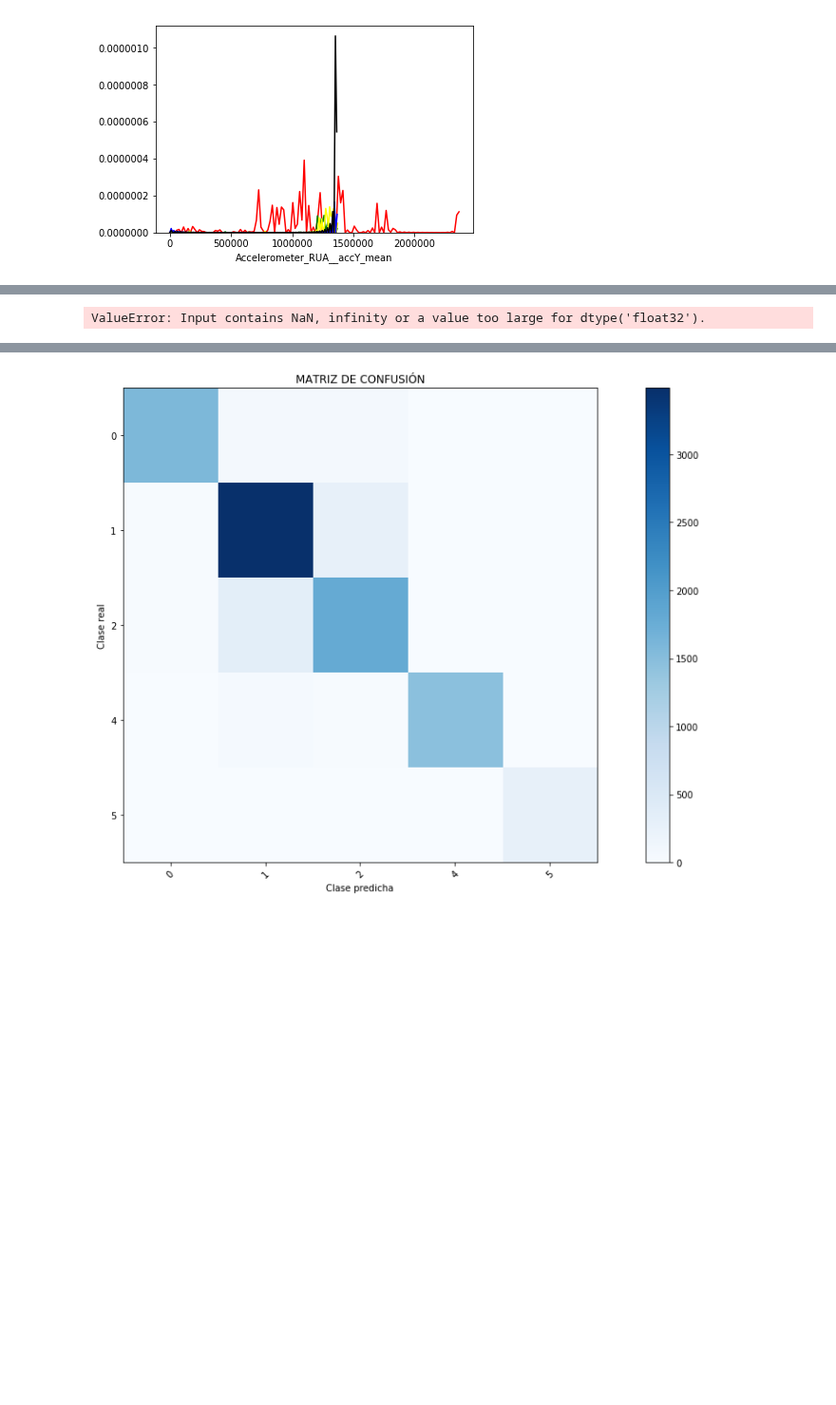
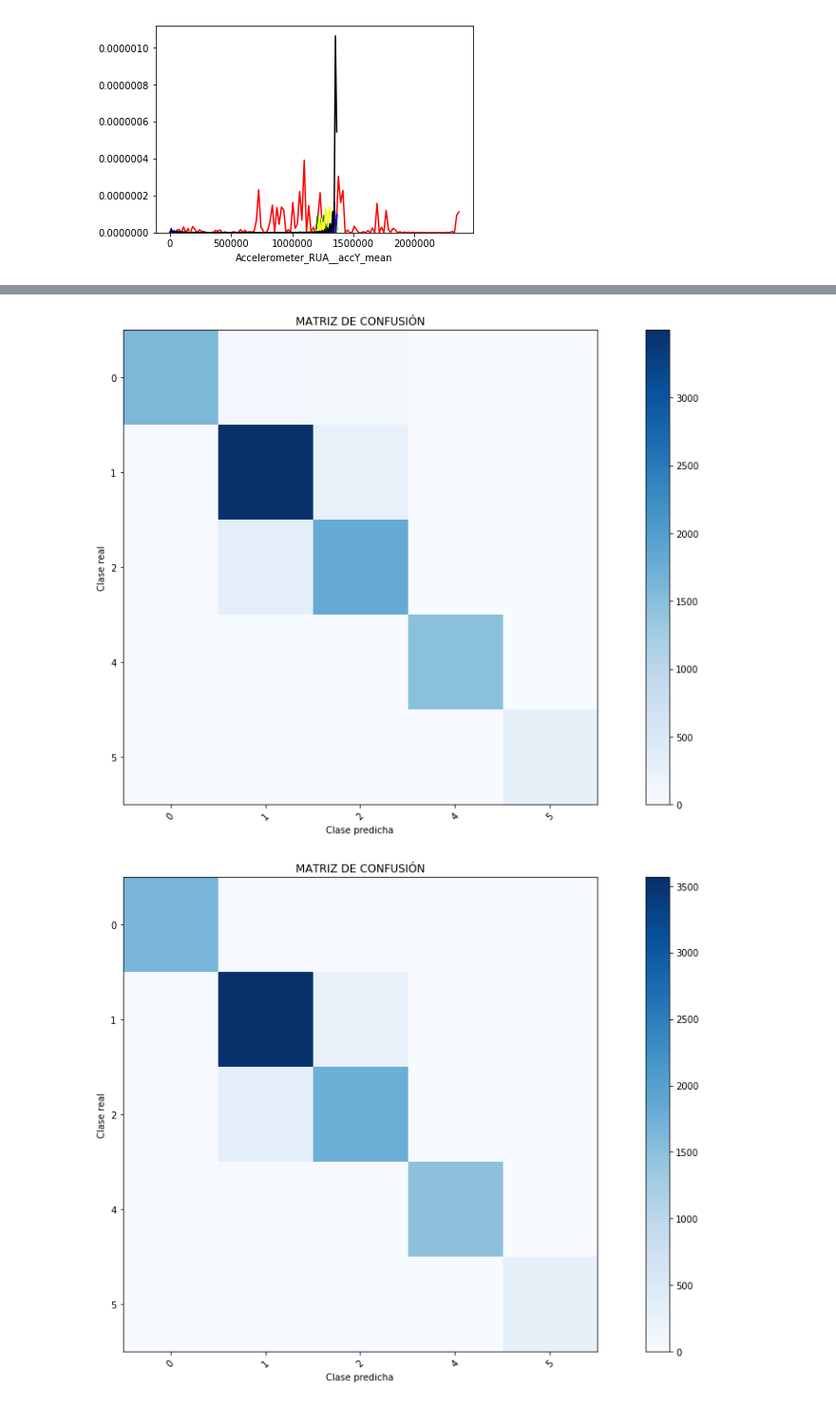
Before and after one commit to jormartin77/opportunity, a Jupyter notebook: opportunity.ipynb, the cells around one changed output, grey strips where cells are left out. Shown at 95% size. Cells and saved outputs as stored; diff of their text form; code cells hidden in the pictures; blank space fills up the shorter version.

```diff
--- a/opportunity.ipynb
+++ b/opportunity.ipynb
@@ -82,7 +82,7 @@ def plot_confusion_matrix(cm, names, title='MATRIZ DE CONFUSIÓN', cmap=plt.cm.B
     plt.xlabel('Clase predicha')
 
 
-def exercise_1 (fall_data):
+def excercise_1 (fall_data):
     # Excercise 1
     # Random train test split
 
@@ -130,7 +130,7 @@ def exercise_1 (fall_data):
     plt.figure(figsize=(15,8))
     plot_confusion_matrix(confusion_matrix(y_test,y_pred), labels)
 
-def excersise_2 (fall_data):
+def excercise_2 (fall_data):
     # Excercise 2
     # user 1 2 3 train test 4
 
@@ -179,7 +179,7 @@ def excersise_2 (fall_data):
     plt.figure(figsize=(15,8))
     plot_confusion_matrix(confusion_matrix(y_test_2,y_pred_2), labels)
 
-def excersise_2 (fall_data):
+def excercise_3 (fall_data):
     # Excercise 3
     #  1,2,3 and drill session as training data and trials 4 and 5 as test data.
 
@@ -483,12 +483,13 @@ sns.distplot(all_data_10S_5.iloc[:,draw_col], hist=False, kde=True, color='black
 # %%
 print("#############################")
-exercise_1(all_data_1S)
+excercise_1(all_data_1S)
 print("#############################")
-exercise_1(all_data_2S)
+excercise_1(all_data_2S)
 print("#############################")
-exercise_1(all_data_5S)
+excercise_1(all_data_5S)
 print("#############################")
-exercise_1(all_data_10S)
+excercise_1(all_data_10S)
+print("#############################")
 # %% [output]
 #############################
 X_train: (38825, 214)
@@ -510,3 +511,3 @@ y_test: (9560,)
-ValueError: Input contains NaN, infinity or a value too large for dtype('float32').
 [figure]
 [figure]
+[figure, added]
```
Also changed, not shown: parts of 7 cells of this notebook.
